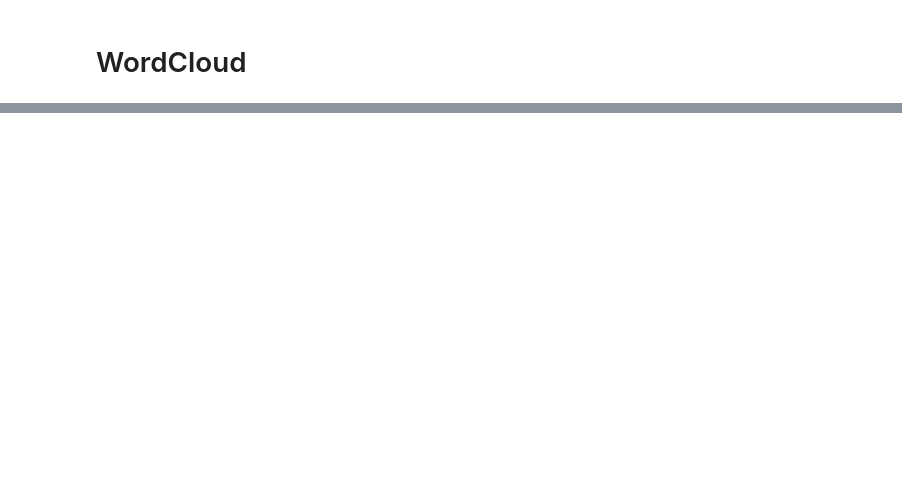
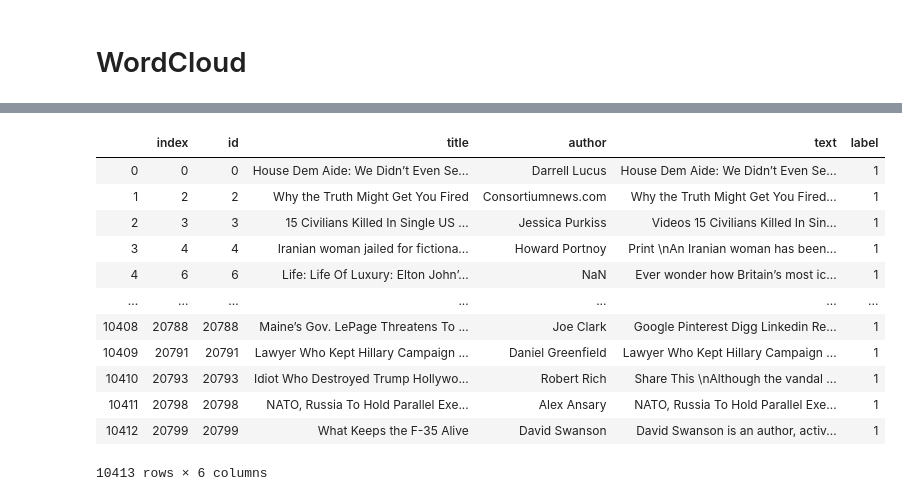
Before and after one commit to nmanduri999/Fake_news_detection_project_3, a Jupyter notebook: fake_news_ML.ipynb, the cells around one changed output, grey strips where cells are left out. Saved outputs shown, nothing was run; the diff lists cells and outputs as text; code cells hidden in the pictures; blank space fills up the shorter version.

```diff
--- a/fake_news_ML.ipynb
+++ b/fake_news_ML.ipynb
@@ -348,0 +413,2 @@ plot_wordcloud(fake_df.text)
+# %%
+new_database = pd.read_csv("data/fake-news/train.csv")
@@ -348,0 +431,20 @@ plot_wordcloud(fake_df.text)
+# %%
+new_true = new_database[new_database["label"] == 1]
+new_fake = new_database[new_database["label"] == 0]
+# %%
+new_true = new_true.reset_index()
+new_true
+# %% [output]
+|  | index | id | title | author | text | label |
+| 0 | 0 | 0 | House Dem Aide: We Didn’t Even Se... | Darrell Lucus | House Dem Aide: We Didn’t Even Se... | 1 |
+| 1 | 2 | 2 | Why the Truth Might Get You Fired | Consortiumnews.com | Why the Truth Might Get You Fired... | 1 |
+| 2 | 3 | 3 | 15 Civilians Killed In Single US ... | Jessica Purkiss | Videos 15 Civilians Killed In Sin... | 1 |
+| 3 | 4 | 4 | Iranian woman jailed for fictiona... | Howard Portnoy | Print \nAn Iranian woman has been... | 1 |
+| 4 | 6 | 6 | Life: Life Of Luxury: Elton John’... | NaN | Ever wonder how Britain’s most ic... | 1 |
+| ... | ... | ... | ... | ... | ... | ... |
+| 10408 | 20788 | 20788 | Maine’s Gov. LePage Threatens To ... | Joe Clark | Google Pinterest Digg Linkedin Re... | 1 |
+| 10409 | 20791 | 20791 | Lawyer Who Kept Hillary Campaign ... | Daniel Greenfield | Lawyer Who Kept Hillary Campaign ... | 1 |
+| 10410 | 20793 | 20793 | Idiot Who Destroyed Trump Hollywo... | Robert Rich | Share This \nAlthough the vandal ... | 1 |
+| 10411 | 20798 | 20798 | NATO, Russia To Hold Parallel Exe... | Alex Ansary | NATO, Russia To Hold Parallel Exe... | 1 |
+| 10412 | 20799 | 20799 | What Keeps the F-35 Alive | David Swanson | David Swanson is an author, activ... | 1 |
+10413 rows × 6 columns
```
Also changed, not shown: parts of 74 cells of this notebook.
